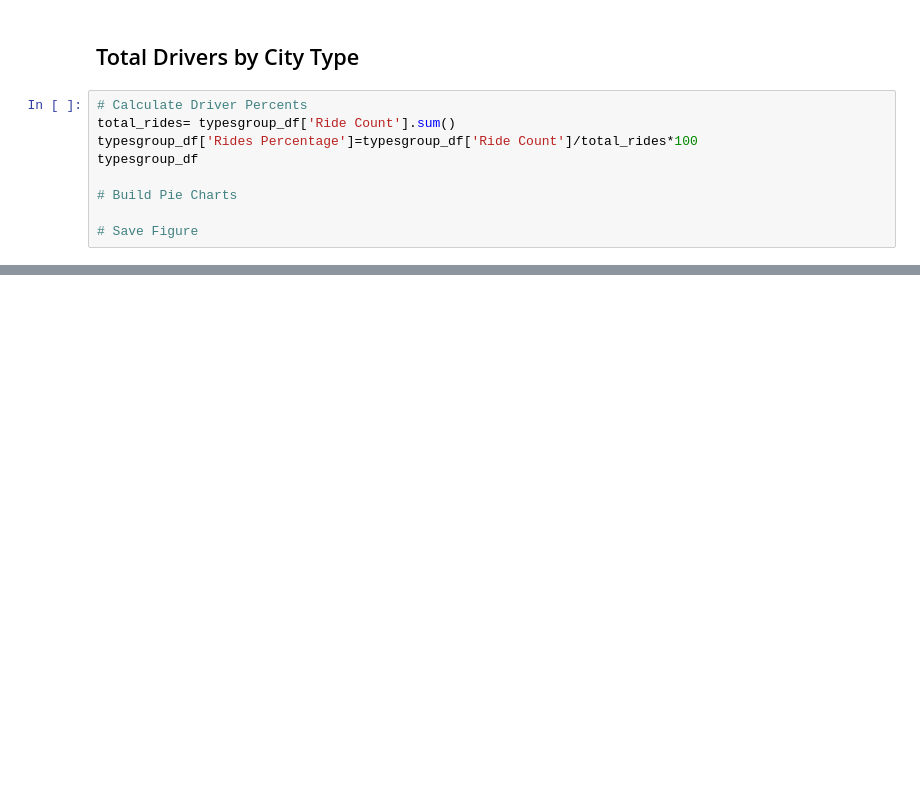
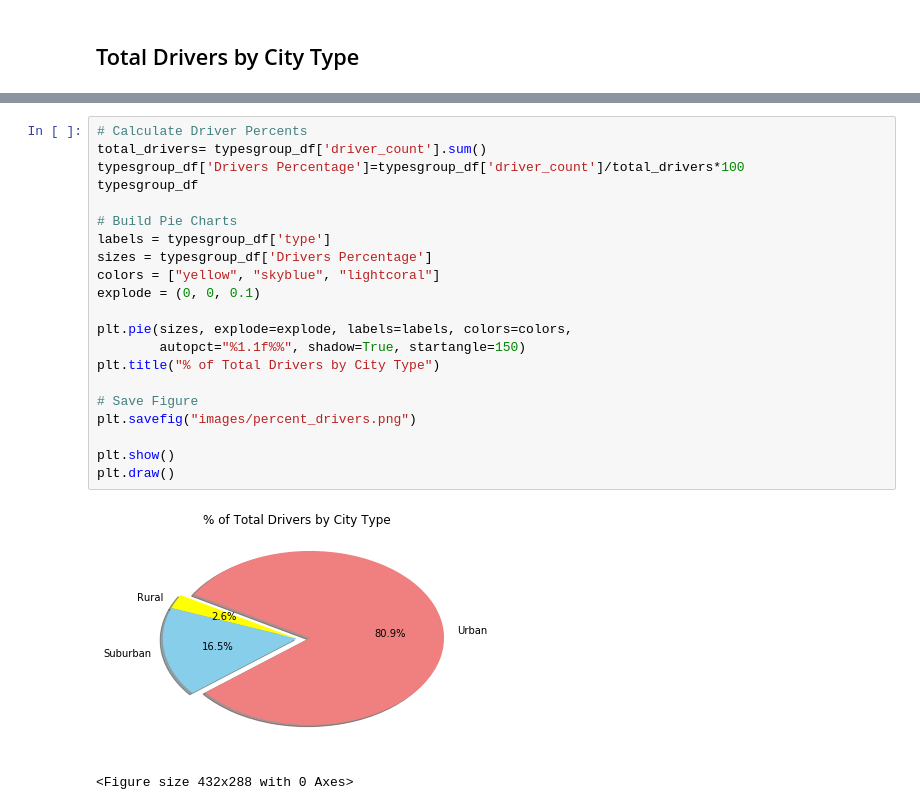
Before and after one commit to kukuswish/matplotlib-challenge, a Jupyter notebook: Pyber/pyber_starter.ipynb, the cells around one changed output, grey strips where cells are left out. Drawn from its saved outputs; the diff is of its cells as text; blank space fills up the shorter version.

Commit message:
Fixed save image

```diff
--- a/Pyber/pyber_starter.ipynb
+++ b/Pyber/pyber_starter.ipynb
@@ -140,12 +146,3 @@ plt.savefig("images/percent_rides.png")
 <Figure size 432x288 with 0 Axes>
 # %% [markdown]
 ## Total Drivers by City Type
-# %%
-# Calculate Driver Percents
-total_rides= typesgroup_df['Ride Count'].sum()
-typesgroup_df['Rides Percentage']=typesgroup_df['Ride Count']/total_rides*100
-typesgroup_df
-
-# Build Pie Charts
-
-# Save Figure
@@ -161,0 +149,24 @@ plt.show()
+# %%
+# Calculate Driver Percents
+total_drivers= typesgroup_df['driver_count'].sum()
+typesgroup_df['Drivers Percentage']=typesgroup_df['driver_count']/total_drivers*100
+typesgroup_df
+
+# Build Pie Charts
+labels = typesgroup_df['type']
+sizes = typesgroup_df['Drivers Percentage']
+colors = ["yellow", "skyblue", "lightcoral"]
+explode = (0, 0, 0.1)
+
+plt.pie(sizes, explode=explode, labels=labels, colors=colors,
+        autopct="%1.1f%%", shadow=True, startangle=150)
+plt.title("% of Total Drivers by City Type")
+
+# Save Figure
+plt.savefig("images/percent_drivers.png")
+
+plt.show()
+plt.draw()
+# %% [output]
+[figure, added]
+<Figure size 432x288 with 0 Axes>
```
Also changed, not shown: parts of 4 cells of this notebook, 3 other files.
